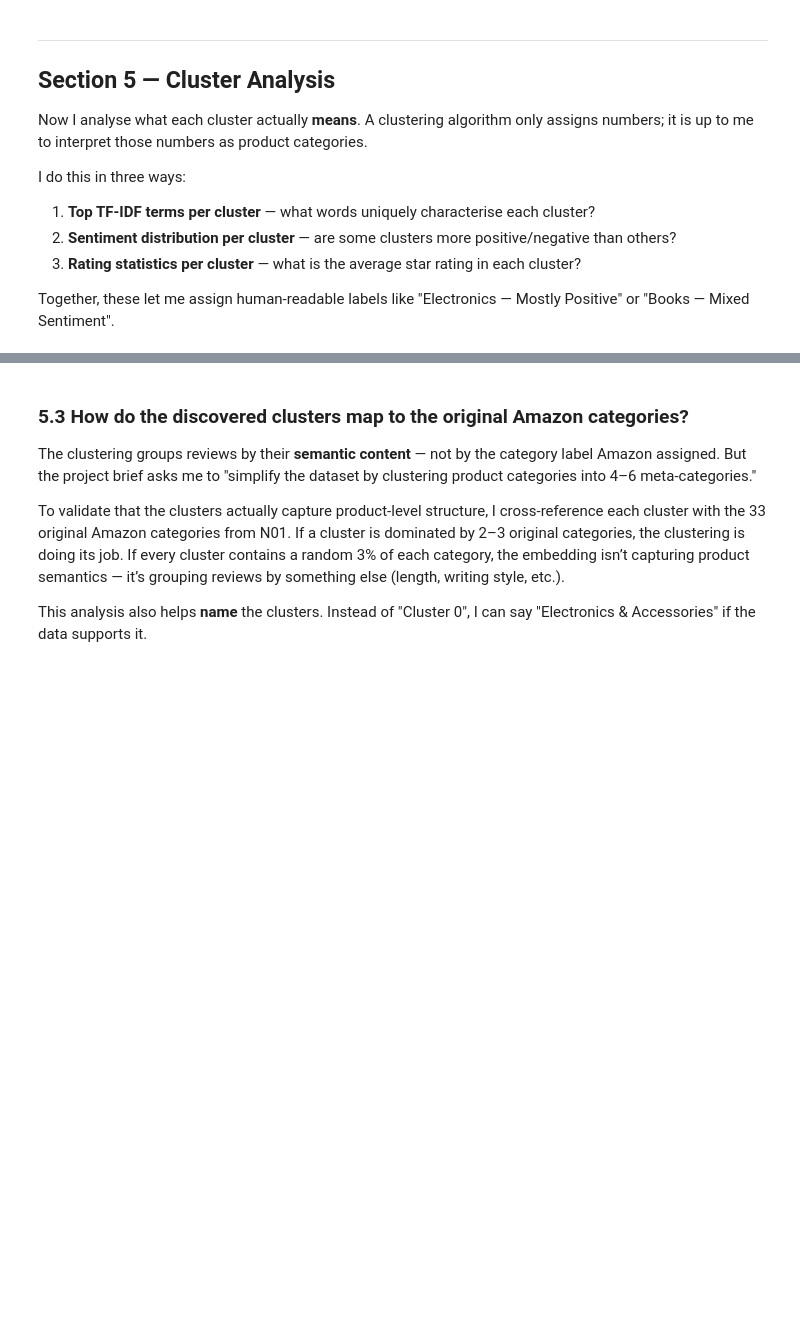
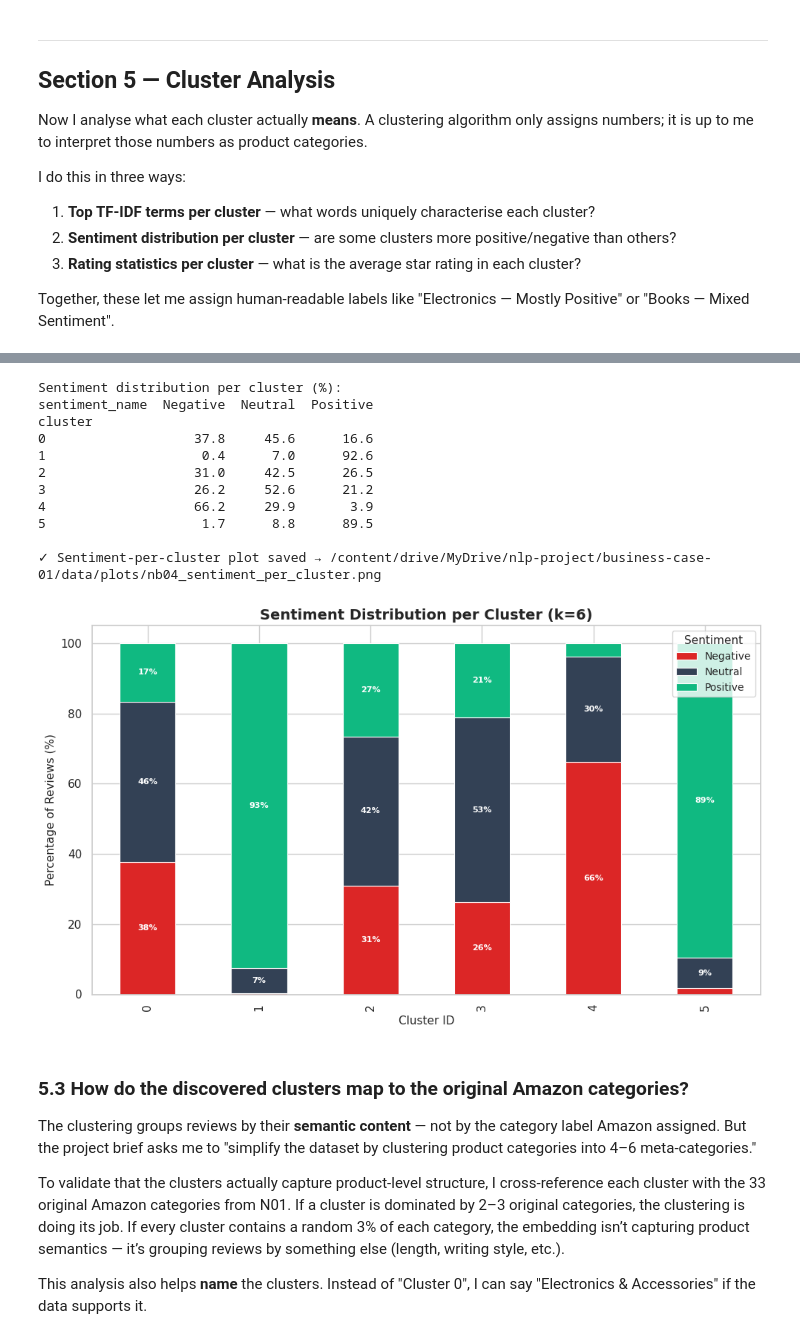
Before and after one commit to Sebastianlopez-dev/NLP-Business-Case-Automated-Customers-Reviews, a Jupyter notebook: notebook_04_category_clustering.ipynb, the cells around one changed output, grey strips where cells are left out. Drawn from its saved outputs; the diff is of its cells as text; code cells hidden in the pictures; blank space fills up the shorter version.

```diff
--- a/notebook_04_category_clustering.ipynb
+++ b/notebook_04_category_clustering.ipynb
@@ -1151,4 +1424,8 @@ for cluster_id in range(BEST_K):
 # %%
+import matplotlib.pyplot as plt
+import pandas as pd
+import seaborn as sns
+
 # ── 5.2  Sentiment distribution per cluster ──────────────────────────────────
 # I compute the proportion of each sentiment class within each cluster.
 # This reveals whether a cluster is mostly positive, negative, or mixed.
@@ -1171,37 +1448,53 @@ print(sentiment_crosstab.round(1).to_string())
 # ── Stacked bar chart ──
 fig, ax = plt.subplots(figsize=(10, 6))
 
-sentiment_colors = ["#DC2626", "#334155", "#0891B2"]  # Red, slate, Neo-Success
+sentiment_colors = ["#DC2626", "#334155", "#10B981"]  # Red, slate, Neo-Success
 
 sentiment_crosstab.plot(
     kind="bar",
     stacked=True,
     color=sentiment_colors,
     edgecolor="white",
     linewidth=0.8,
     ax=ax,
     legend=True,
 )
 
 ax.set_title(
     f"Sentiment Distribution per Cluster (k={BEST_K})",
     fontsize=14, fontweight="bold"
 )
 ax.set_xlabel("Cluster ID", fontsize=11)
 ax.set_ylabel("Percentage of Reviews (%)", fontsize=11)
 ax.set_ylim(0, 105)
 ax.legend(title="Sentiment", fontsize=10, title_fontsize=11, loc="upper right")
 
 # Add percentage labels on each segment
 for c_idx, container in enumerate(ax.containers):
     labels = [f"{v:.0f}%" if v > 5 else "" for v in sentiment_crosstab.iloc[:, c_idx]]
-    ax.bar_label(container, labels=labels, label_type="center", fontsize=8, color="white", fontweight="bold")
+    ax.bar_label(
+        container, labels=labels, label_type="center",
+        fontsize=8, color="white", fontweight="bold"
+    )
 
 plt.tight_layout()
 sentiment_cluster_path = os.path.join(PLOTS_DIR, "nb04_sentiment_per_cluster.png")
 plt.savefig(sentiment_cluster_path, dpi=150, bbox_inches="tight")
-print(f"\n✓ Sentiment-per-cluster plot saved → {sentiment_cluster_path}")
+print(f"\n\u2713 Sentiment-per-cluster plot saved \u2192 {sentiment_cluster_path}")
 plt.show()
+# %% [output]
+Sentiment distribution per cluster (%):
+sentiment_name  Negative  Neutral  Positive
+cluster
+0                   37.8     45.6      16.6
+1                    0.4      7.0      92.6
+2                   31.0     42.5      26.5
+3                   26.2     52.6      21.2
+4                   66.2     29.9       3.9
+5                    1.7      8.8      89.5
+
+✓ Sentiment-per-cluster plot saved → /content/drive/MyDrive/nlp-project/business-case-01/data/plots/nb04_sentiment_per_cluster.png
+[figure, added]
 # %% [markdown]
 ### 5.3  How do the discovered clusters map to the original Amazon categories?
 
```
Also changed, not shown: parts of 37 cells of this notebook, 1 other file.
